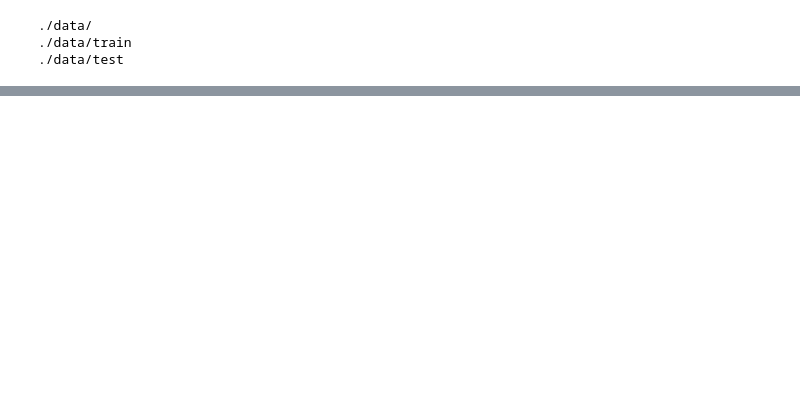
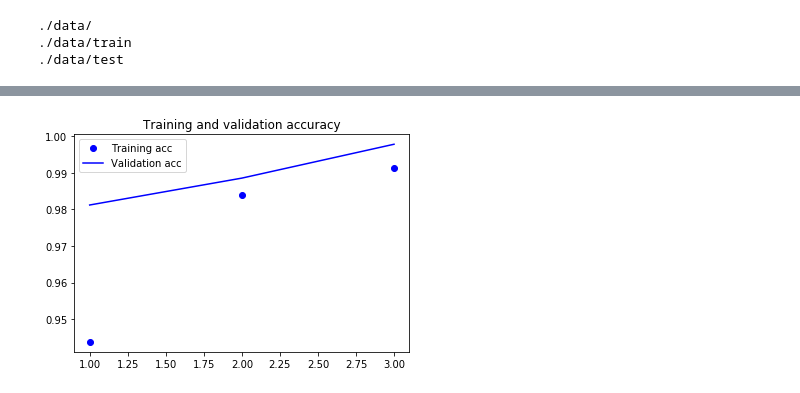
Before and after one commit to trigus00/Fruits, a Jupyter notebook: fresh_rotten_fruits/fresh_or_rotten_v2.ipynb, the cells around one changed output, grey strips where cells are left out. Saved outputs shown, nothing was run; the diff lists cells and outputs as text; code cells hidden in the pictures; blank space fills up the shorter version.

Commit message:
Removed unnecessary code, included training graph

```diff
--- a/fresh_rotten_fruits/fresh_or_rotten_v2.ipynb
+++ b/fresh_rotten_fruits/fresh_or_rotten_v2.ipynb
@@ -3,30 +3,23 @@ import tensorflow as tf
 import keras as k
 from tensorflow.keras.preprocessing import image
 from keras.preprocessing.image import ImageDataGenerator
-from keras.models import Sequential
+from keras.models import Sequential, Model
 from keras.layers import Conv2D, MaxPooling2D, Flatten, Dense, Dropout, InputLayer, GlobalAveragePooling2D
 from keras.layers import MaxPooling2D
-from keras.layers import Flatten
 from keras.layers import Dense, Dropout
-from keras.models import model_from_json
 from tensorflow.keras.models import load_model
 from tensorflow.keras.optimizers import Adam
-from keras.callbacks import EarlyStopping, ModelCheckpoint
 import numpy as np
-# import matplotlib.pyplot as plt
-import matplotlib as mpl
-mpl.rcParams['axes.titlesize'] = 8
+import matplotlib.pyplot as plt
 import h5py
 import glob
 import cv2
 import os
-
-from datetime import date
 from PIL import Image
 print(Image.__file__)
 from sklearn.preprocessing import LabelEncoder
 
 from keras.applications import VGG16
-from keras.models import Model
 from keras import optimizers
+from tensorflow.keras.applications.xception import (Xception, preprocess_input, decode_predictions)
 # %% [output]
@@ -67,7 +54,7 @@ print(test_dir_path)
 ./data/train
 ./data/test
 # %%
-def readData():
+def classesFromData():
     """
     Console output of,
         total number of classes in train/test dir
@@ -93,7 +80,7 @@ def readData():
 
     return len(AllClassNames_train)
 # %%
-num_of_classes = readData()
+num_of_classes = classesFromData()
 print(num_of_classes)
 # %% [output]
 Total Number of Classes in train DataSet:  6
@@ -252,51 +207,19 @@ def train_classify_model(classify_model,
 # %%
-
-def plot_result(history):
-    acc = history.history['acc']
-    val_acc = history.history['val_acc']
-    loss = history.history['loss']
-    val_loss = history.history['val_loss']
-    epochs = range(1, len(acc) + 1)
-    plt.plot(epochs, acc, 'bo', label='Training acc')
-    plt.plot(epochs, val_acc, 'b', label='Validation acc')
-    plt.title('Training and validation accuracy')
-    plt.legend()
-    plt.figure()
-    plt.plot(epochs, loss, 'bo', label='Training loss')
-    plt.plot(epochs, val_loss, 'b', label='Validation loss')
-    plt.title('Training and validation loss')
-    plt.legend()
-    plt.show()
-    return
-
-def SaveModelFile(classify_model, save_model_filename):
-    """
-    Saves trained classification model
-
-    Args:
-        ClassifyModel : trained classification Model
-        save_model_filename(str): filename, to save trained model,without extension.
-
-    Returns:
-        save_model_filename(str): filename with extension.
-    """
-    today = date.today()
-    #date_str = today.strftime("%d%m%y")
-    #save_model_filename = '_'.join([save_model_filename, date_str])
-    save_model_filename = save_model_filename + '.h5'
-    classify_model.save(save_model_filename)
-    print('Done Saving Model File...')
-    return save_model_filename
-
-def getTrainedModel(PATH_TO_TRAINED_MODEL_FILE):
-    """
-    Loads trained-saved model from file(.h5) and returns as a object.
-
-    Args:
-        PATH_TO_TRAINED_MODEL_FILE(str): path to saved model file.
-
-    returns:
-        trainedModel(model object): returns a model saved as a <.h5>
-    """
-    trainedModel = load_model(PATH_TO_TRAINED_MODEL_FILE)
-    return trainedModel
+#Plot the training results
+acc = training_history.history['acc']
+val_acc = training_history.history['val_acc']
+loss = training_history.history['loss']
+val_loss = training_history.history['val_loss']
+epochs = range(1, len(acc) + 1)
+plt.plot(epochs, acc, 'bo', label='Training acc')
+plt.plot(epochs, val_acc, 'b', label='Validation acc')
+plt.title('Training and validation accuracy')
+plt.legend()
+plt.figure()
+plt.plot(epochs, loss, 'bo', label='Training loss')
+plt.plot(epochs, val_loss, 'b', label='Validation loss')
+plt.title('Training and validation loss')
+plt.legend()
+plt.show()
+# %% [output]
+[figure, added]
```
Also changed, not shown: parts of 25 cells of this notebook.
